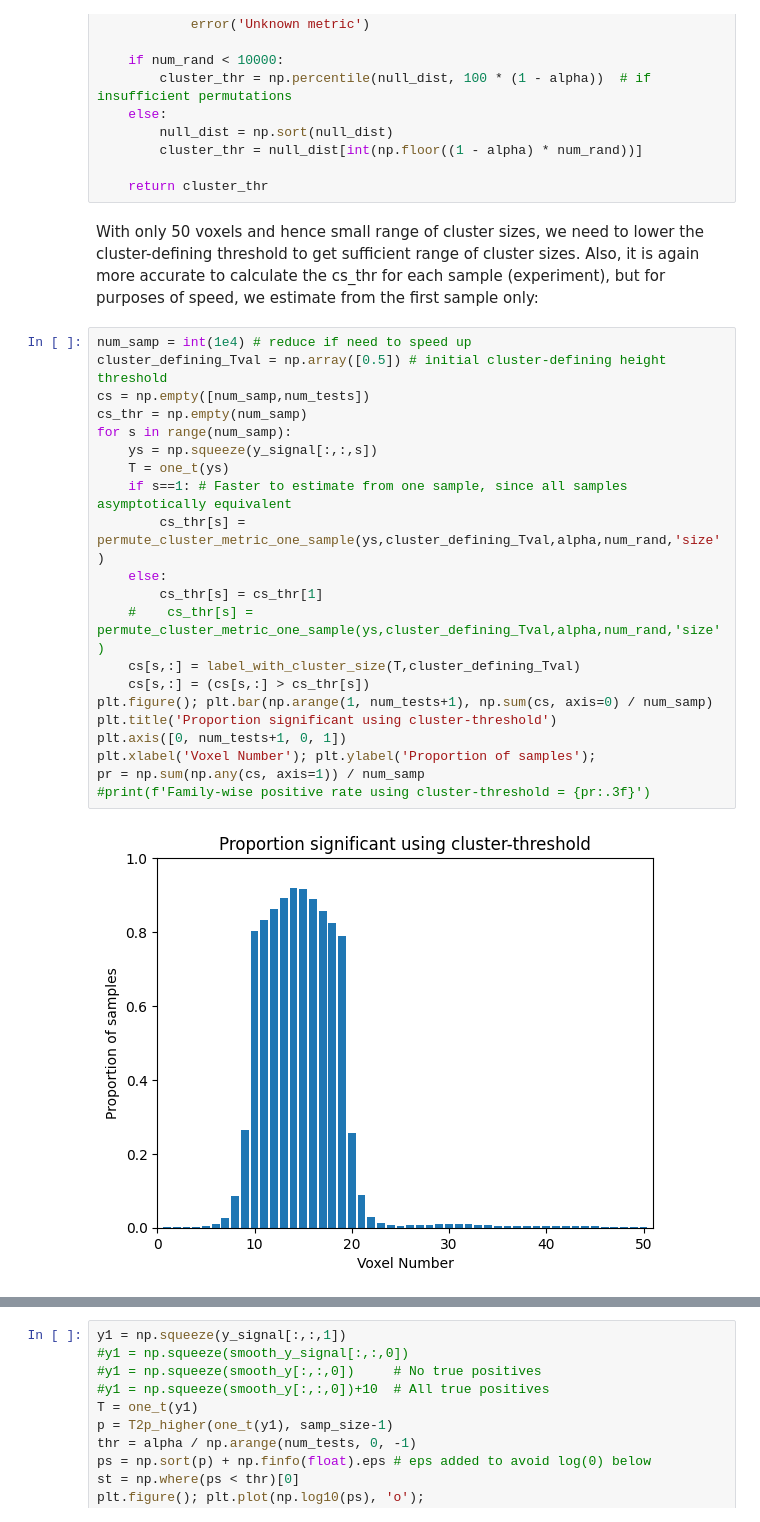
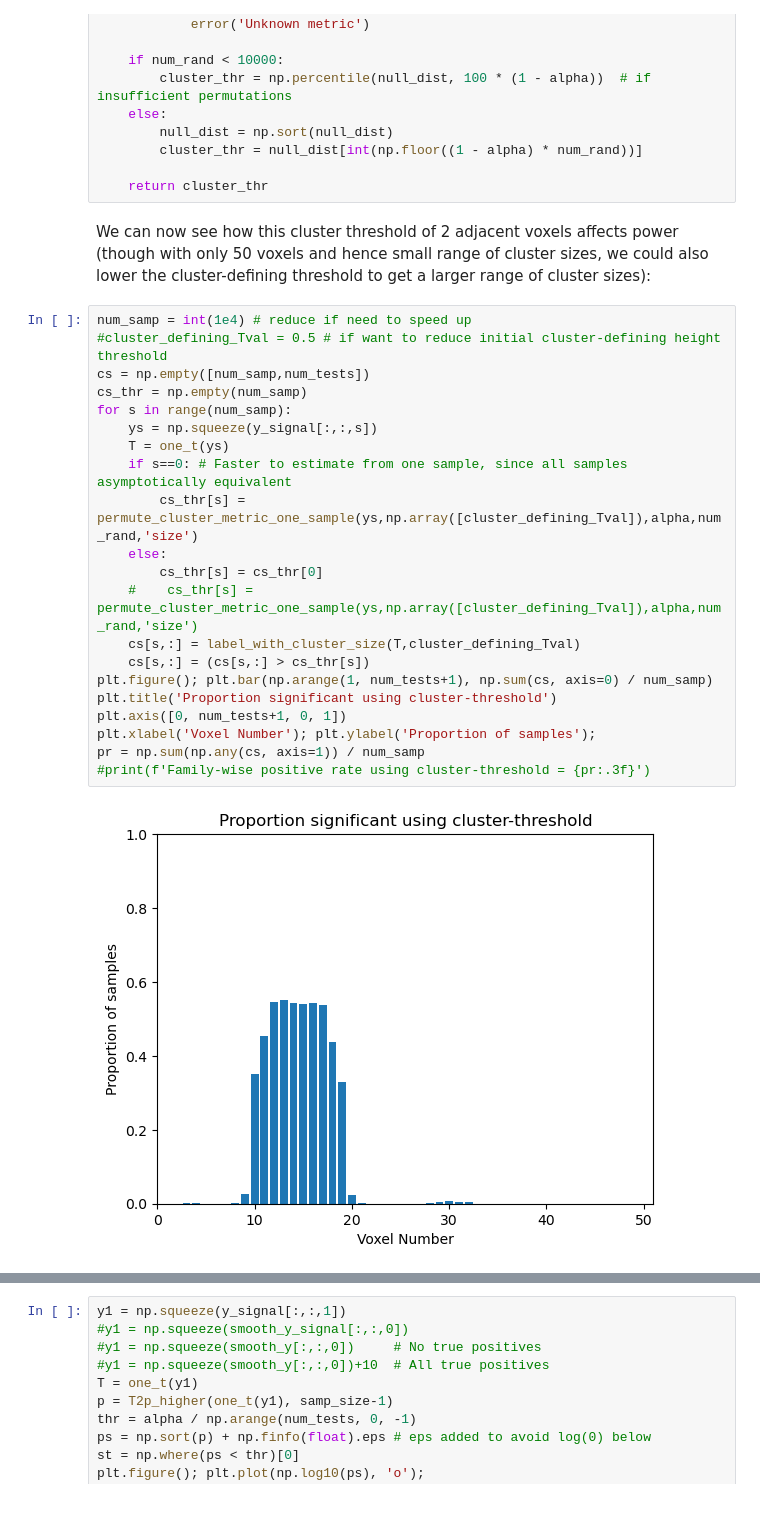
Before and after one commit to RikHenson/CognesticStats, a Jupyter notebook: cognestic_stats_python.ipynb, the cells around one changed output, grey strips where cells are left out. Cells and saved outputs as stored; diff of their text form.

```diff
--- a/cognestic_stats_python.ipynb
+++ b/cognestic_stats_python.ipynb
@@ -742,28 +742,28 @@ def permute_cluster_metric_one_sample(ys,thrs,alpha=0.05,num_rand=int(1e4),metri
 
     return cluster_thr
 # %% [markdown]
-With only 50 voxels and hence small range of cluster sizes, we need to lower the cluster-defining threshold to get sufficient range of cluster sizes. Also, it is again more accurate to calculate the cs_thr for each sample (experiment), but for purposes of speed, we estimate from the first sample only:
+We can now see how this cluster threshold of 2 adjacent voxels affects power (though with only 50 voxels and hence small range of cluster sizes, we could also lower the cluster-defining threshold to get a larger range of cluster sizes):
 # %%
 num_samp = int(1e4) # reduce if need to speed up
-cluster_defining_Tval = np.array([0.5]) # initial cluster-defining height threshold
+#cluster_defining_Tval = 0.5 # if want to reduce initial cluster-defining height threshold
 cs = np.empty([num_samp,num_tests])
 cs_thr = np.empty(num_samp)
 for s in range(num_samp):
     ys = np.squeeze(y_signal[:,:,s])
     T = one_t(ys)
-    if s==1: # Faster to estimate from one sample, since all samples asymptotically equivalent
-        cs_thr[s] = permute_cluster_metric_one_sample(ys,cluster_defining_Tval,alpha,num_rand,'size')
+    if s==0: # Faster to estimate from one sample, since all samples asymptotically equivalent
+        cs_thr[s] = permute_cluster_metric_one_sample(ys,np.array([cluster_defining_Tval]),alpha,num_rand,'size')
     else:
-        cs_thr[s] = cs_thr[1]
-    #    cs_thr[s] = permute_cluster_metric_one_sample(ys,cluster_defining_Tval,alpha,num_rand,'size')
+        cs_thr[s] = cs_thr[0]
+    #    cs_thr[s] = permute_cluster_metric_one_sample(ys,np.array([cluster_defining_Tval]),alpha,num_rand,'size')
     cs[s,:] = label_with_cluster_size(T,cluster_defining_Tval)
     cs[s,:] = (cs[s,:] > cs_thr[s])
 plt.figure(); plt.bar(np.arange(1, num_tests+1), np.sum(cs, axis=0) / num_samp)
 plt.title('Proportion significant using cluster-threshold')
 plt.axis([0, num_tests+1, 0, 1])
 plt.xlabel('Voxel Number'); plt.ylabel('Proportion of samples');
 pr = np.sum(np.any(cs, axis=1)) / num_samp
 #print(f'Family-wise positive rate using cluster-threshold = {pr:.3f}')
 # %% [output]
-[figure, old version]
+[figure, new version]
 # %% [markdown]
```
Also changed, not shown: parts of 85 cells of this notebook, 5 other files.
